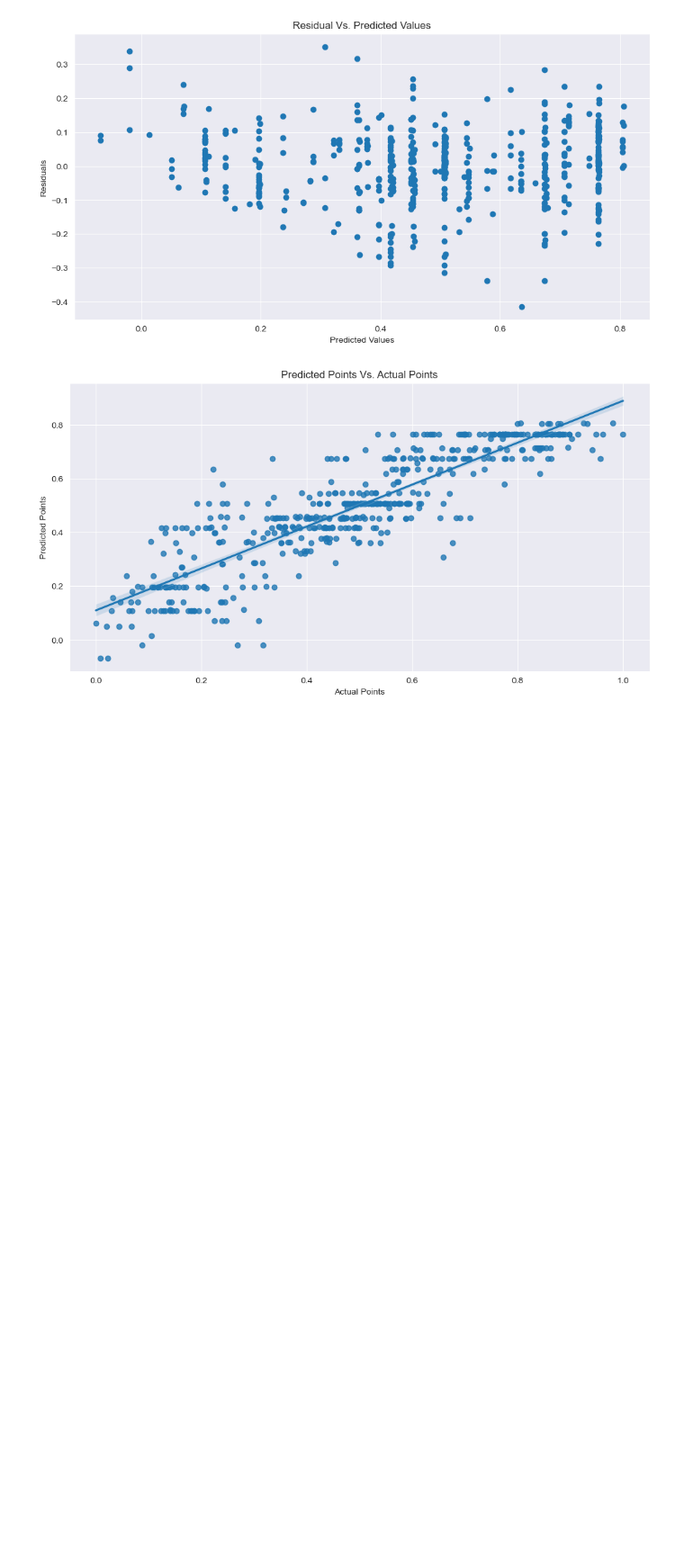
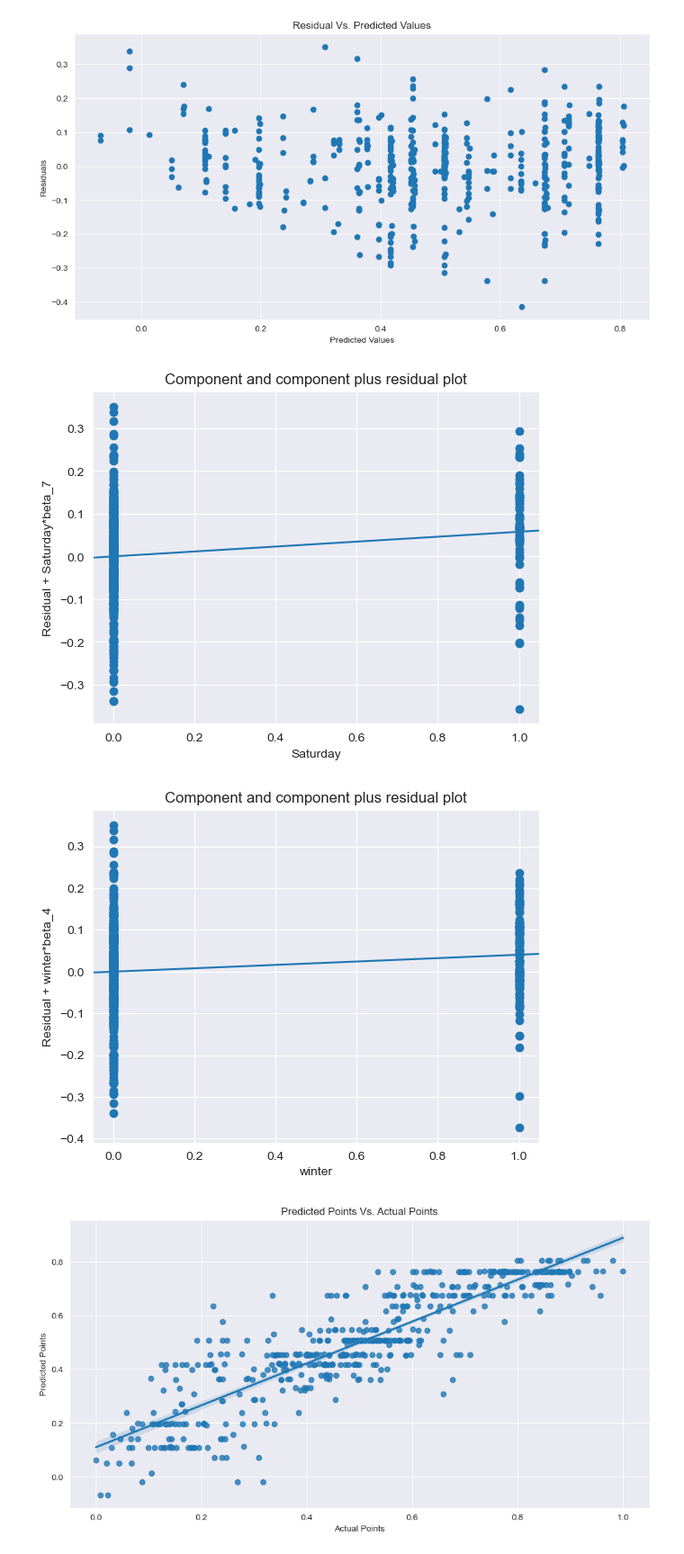
Before and after one commit to crepantherx/BoomBikes, a Jupyter notebook: Sudhir_Singh_LR_boombikes.ipynb, the cells around one changed output. Shown at 90% size. Drawn from its saved outputs; the diff is of its cells as text; code cells hidden in the pictures; blank space fills up the shorter version.

```diff
--- a/Sudhir_Singh_LR_boombikes.ipynb
+++ b/Sudhir_Singh_LR_boombikes.ipynb
@@ -635,6 +599,16 @@ plt.ylabel('Residuals')
 plt.show()
 # %% [output]
 [figure]
+# %%
+# Linear relationship validation using CCPR plot
+
+sm.graphics.plot_ccpr(lr_model, 'Saturday')
+sm.graphics.plot_ccpr(lr_model, 'winter')
+
+plt.show()
+# %% [output]
+[figure, added]
+[figure, added]
 # %%
 """Residual Analysis: Constant Variance"""
 plt.figure(figsize = (12,6))
```
Also changed, not shown: parts of 19 cells of this notebook, 3 other files.
